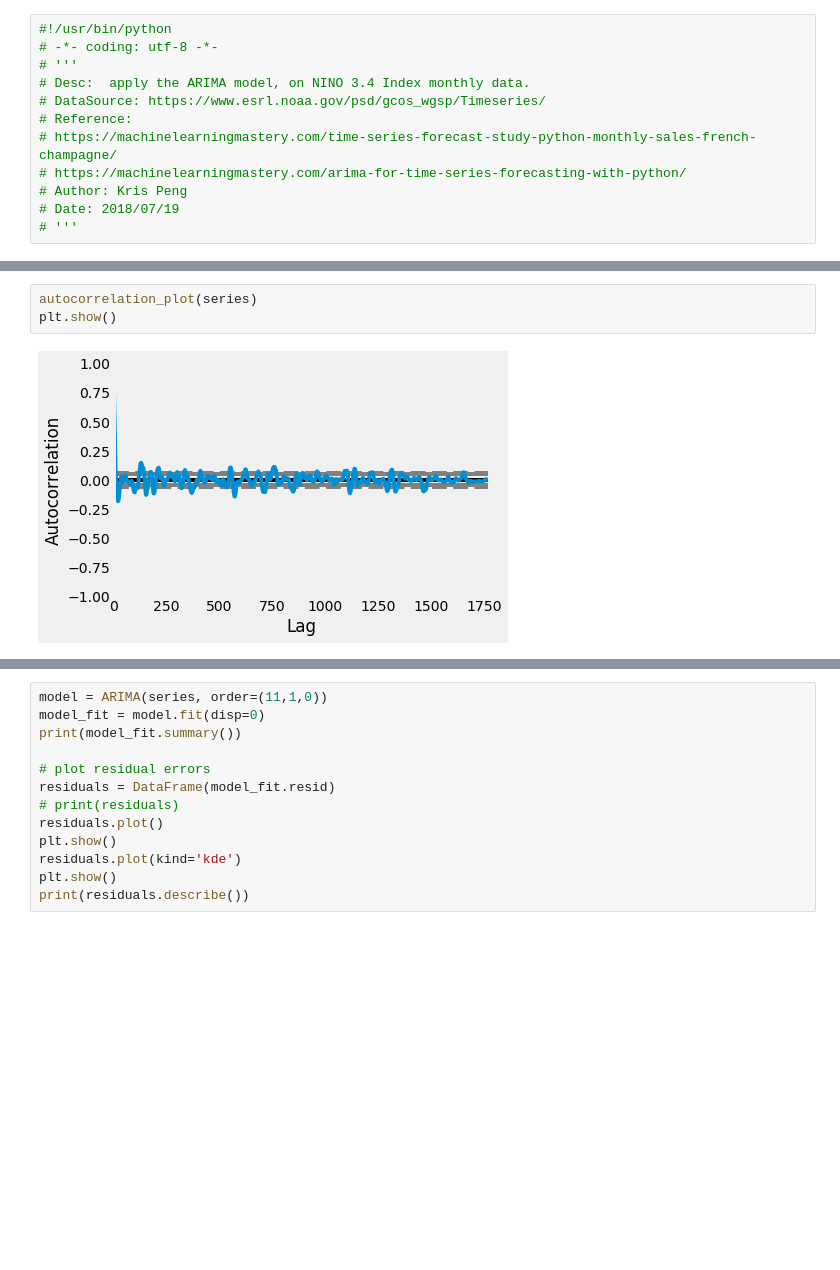
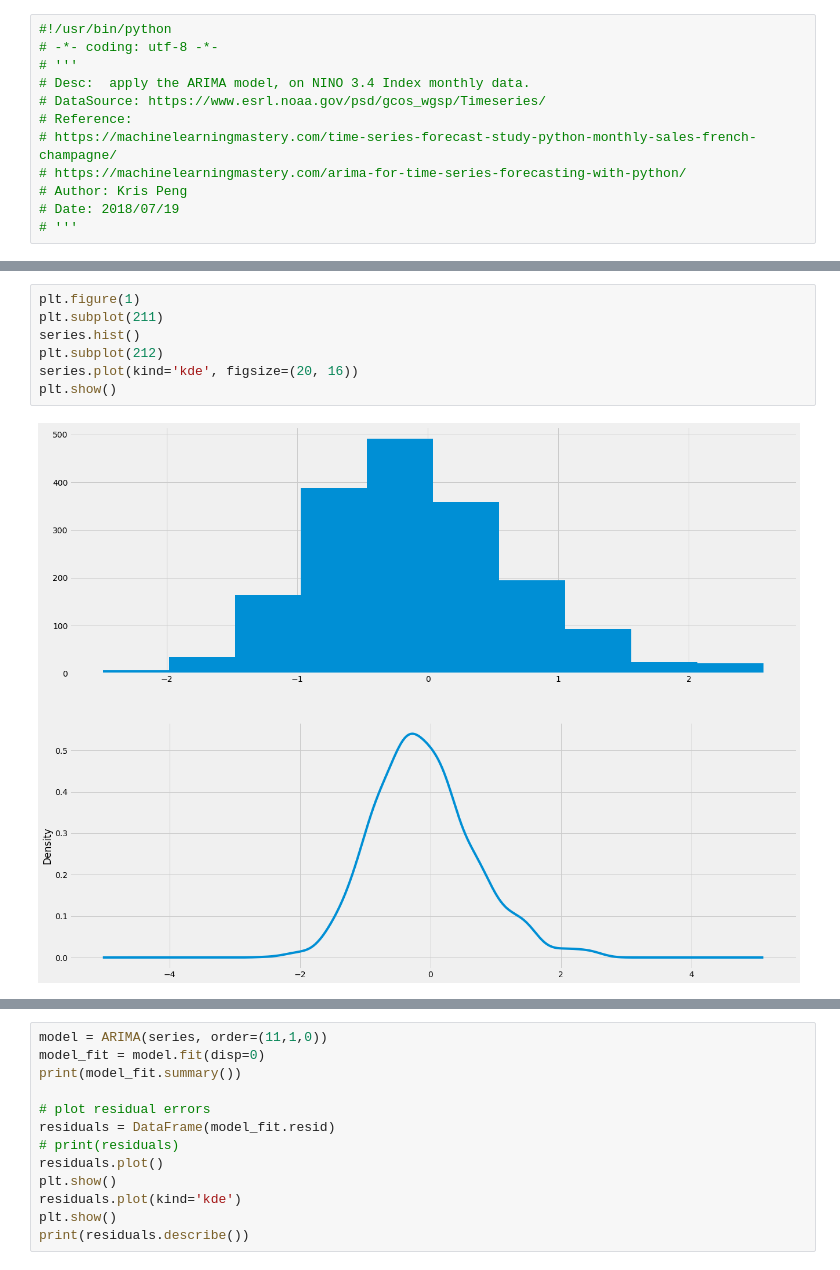
Before and after one commit to KrisCheng/Deep4Cli, a Jupyter notebook: single_nino_index/ARIMA_model/ARIMA_ENSO.ipynb, the cells around one changed output, grey strips where cells are left out. Cells and saved outputs as stored; diff of their text form; blank space fills up the shorter version.

```diff
--- a/single_nino_index/ARIMA_model/ARIMA_ENSO.ipynb
+++ b/single_nino_index/ARIMA_model/ARIMA_ENSO.ipynb
@@ -44,5 +49,9 @@ dtype: float64
-# %%
-autocorrelation_plot(series)
-plt.show()
-# %% [output]
-[figure, removed]
+# %%
+plt.figure(1)
+plt.subplot(211)
+series.hist()
+plt.subplot(212)
+series.plot(kind='kde', figsize=(20, 16))
+plt.show()
+# %% [output]
+[figure, added]
```
Also changed, not shown: parts of 14 cells of this notebook, 5 other files.
